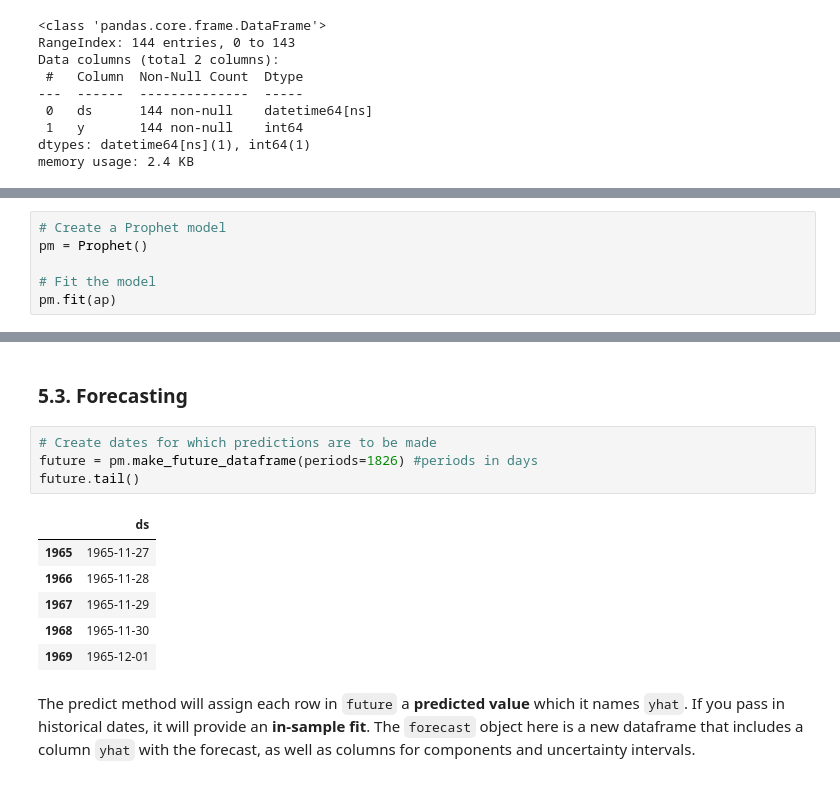
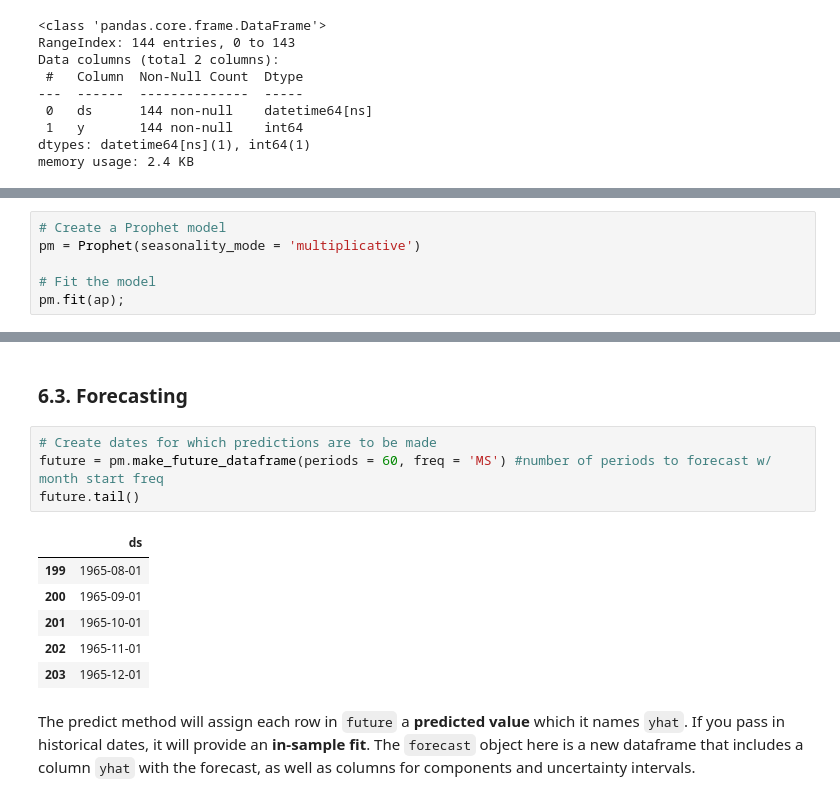
Before and after one commit to stolltho/iod_repo, a Jupyter notebook: Time-series/Time-series Project - AirPassengers_v2.ipynb, the cells around one changed output, grey strips where cells are left out. Drawn from its saved outputs; the diff is of its cells as text.

```diff
--- a/Time-series/Time-series Project - AirPassengers.ipynb
+++ b/Time-series/Time-series Project - AirPassengers_v2.ipynb
@@ -727,7 +837,7 @@ memory usage: 2.4 KB
 # %%
 # Create a Prophet model
-pm = Prophet()
+pm = Prophet(seasonality_mode = 'multiplicative')
 
 # Fit the model
-pm.fit(ap)
+pm.fit(ap);
 # %% [output]
@@ -737,16 +846,16 @@ pm.fit(ap)
 # %% [markdown]
-### 5.3. Forecasting
+### 6.3. Forecasting
 # %%
 # Create dates for which predictions are to be made
-future = pm.make_future_dataframe(periods=1826) #periods in days
+future = pm.make_future_dataframe(periods = 60, freq = 'MS') #number of periods to forecast w/ month start freq
 future.tail()
 # %% [output]
 |  | ds |
-| 1965 | 1965-11-27 |
-| 1966 | 1965-11-28 |
-| 1967 | 1965-11-29 |
-| 1968 | 1965-11-30 |
-| 1969 | 1965-12-01 |
+| 199 | 1965-08-01 |
+| 200 | 1965-09-01 |
+| 201 | 1965-10-01 |
+| 202 | 1965-11-01 |
+| 203 | 1965-12-01 |
 # %% [markdown]
 The predict method will assign each row in `future` a **predicted value** which it names `yhat`. If you pass in historical dates, it will provide an **in-sample fit**. The `forecast` object here is a new dataframe that includes a column `yhat` with the forecast, as well as columns for components and uncertainty intervals.
 # %%
```
Also changed, not shown: parts of 43 cells of this notebook.
